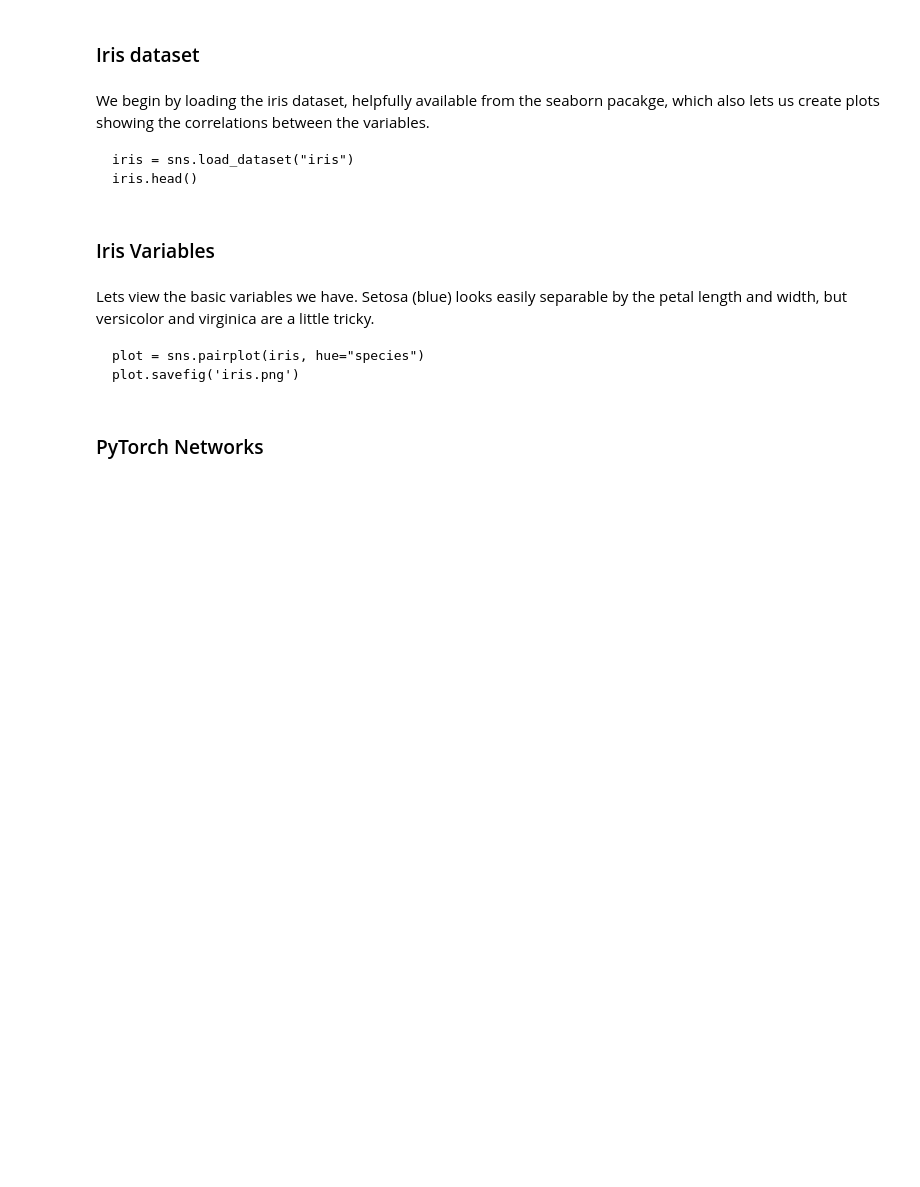
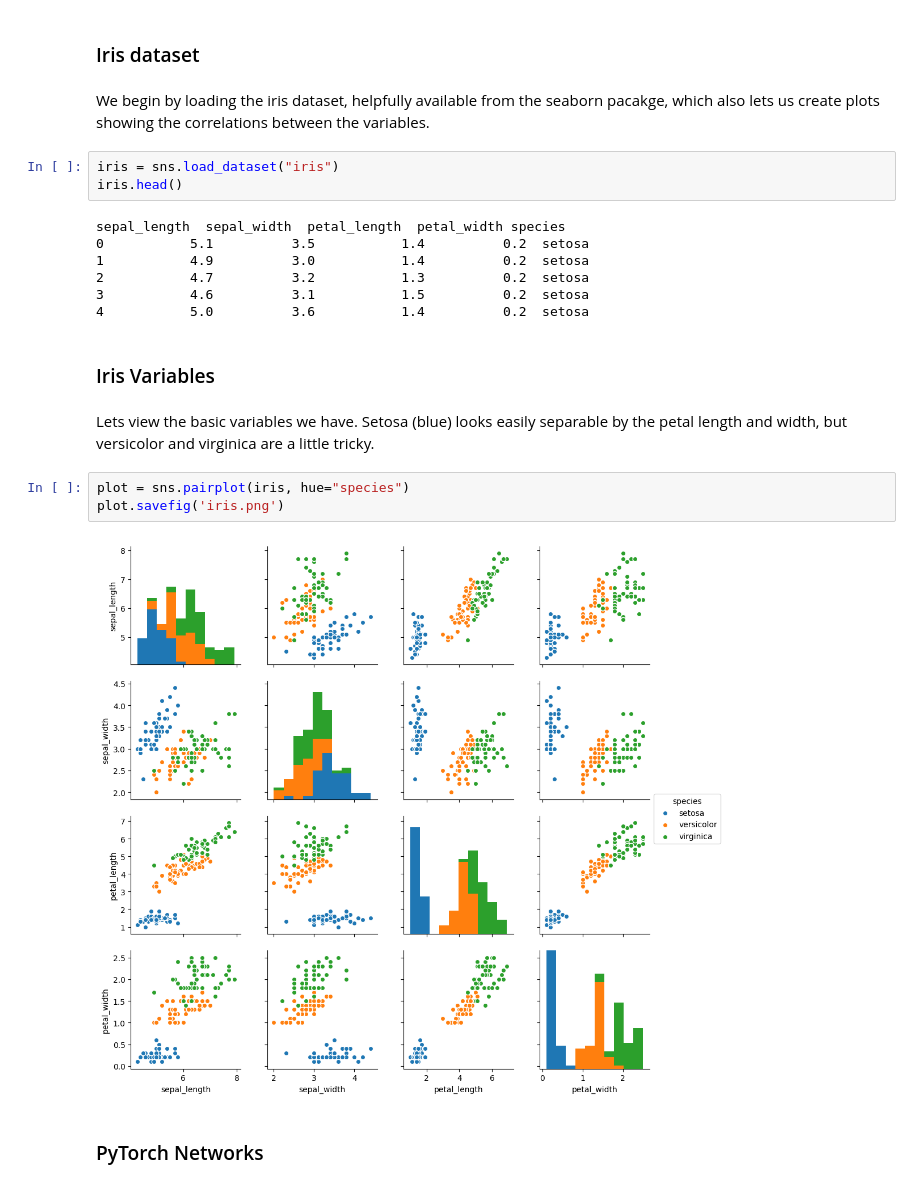
Before and after one commit to watson-ij/yonsei-pytorch-tute-2020, a Jupyter notebook: yonsei-pytorch-handson.ipynb, the cells around one changed output. Cells and saved outputs as stored; diff of their text form; blank space fills up the shorter version.

```diff
--- a/yonsei-pytorch-handson.ipynb
+++ b/yonsei-pytorch-handson.ipynb
@@ -146,18 +158,27 @@ the notebook.
 We begin by loading the iris dataset, helpfully available from the
 seaborn pacakge, which also lets us create plots showing the
 correlations between the variables.
-
-    iris = sns.load_dataset("iris")
-    iris.head()
+# %%
+iris = sns.load_dataset("iris")
+iris.head()
+# %% [output]
+sepal_length  sepal_width  petal_length  petal_width species
+0           5.1          3.5           1.4          0.2  setosa
+1           4.9          3.0           1.4          0.2  setosa
+2           4.7          3.2           1.3          0.2  setosa
+3           4.6          3.1           1.5          0.2  setosa
+4           5.0          3.6           1.4          0.2  setosa
 # %% [markdown]
 ### Iris Variables
 # %% [markdown]
 Lets view the basic variables we have. Setosa (blue) looks easily
 separable by the petal length and width, but versicolor and virginica
 are a little tricky.
-
-    plot = sns.pairplot(iris, hue="species")
-    plot.savefig('iris.png')
+# %%
+plot = sns.pairplot(iris, hue="species")
+plot.savefig('iris.png')
+# %% [output]
+[figure, added]
 # %% [markdown]
 ### PyTorch Networks
 # %% [markdown]
```
Also changed, not shown: parts of 85 cells of this notebook, 1 other file.
